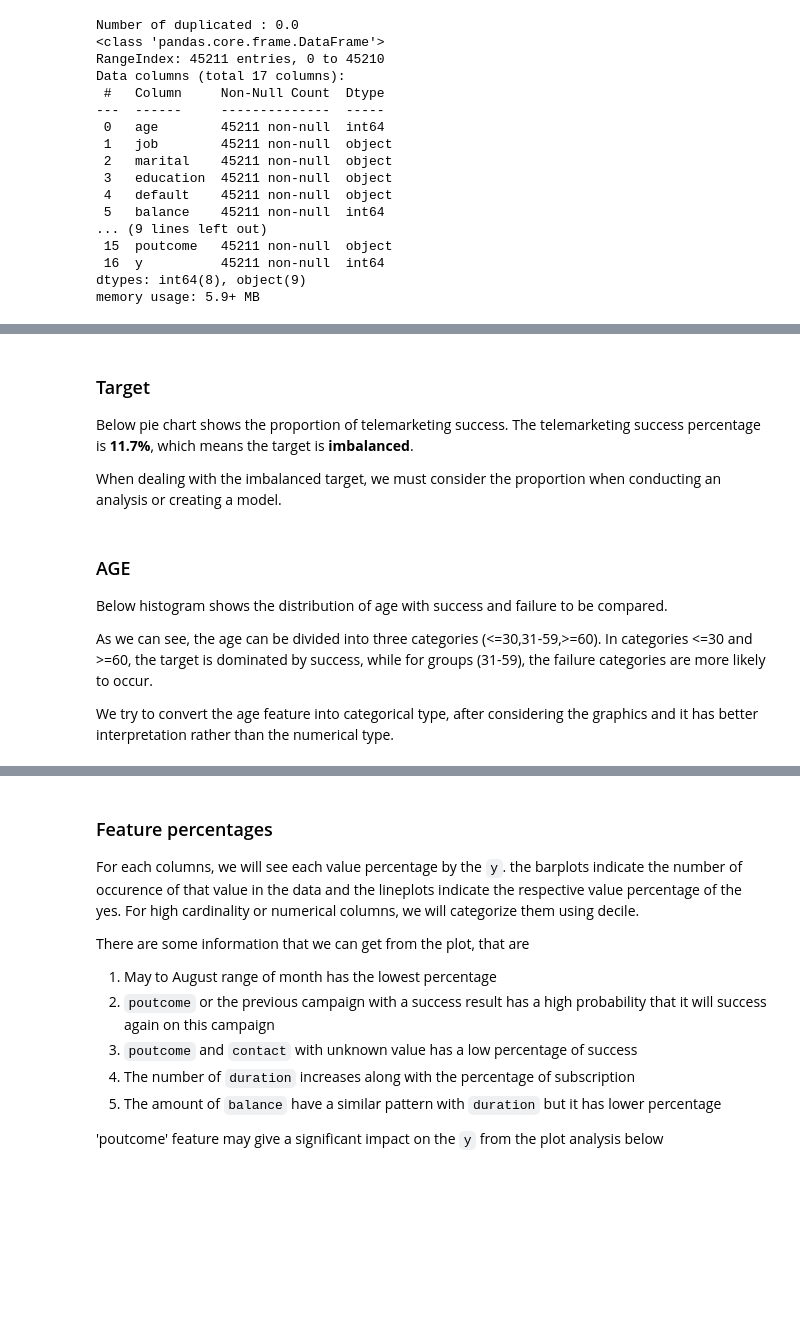
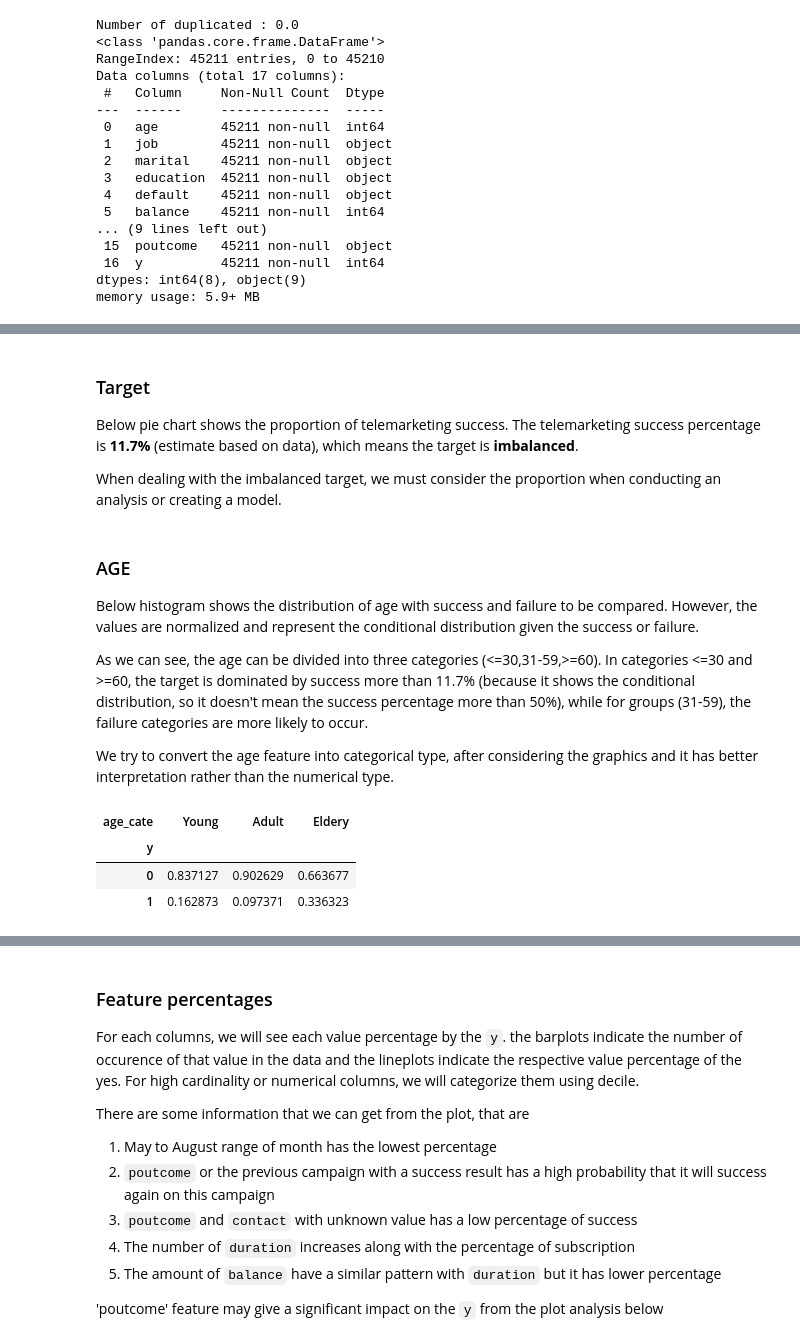
Before and after one commit to suparjotamin/Bangkit-Assignment-5, a Jupyter notebook: Bangkit! Assignment 5-Machine Learning for Bank Telemarketing.ipynb, the cells around one changed output, grey strips where cells are left out. Drawn from its saved outputs; the diff is of its cells as text; code cells hidden in the pictures; blank space fills up the shorter version.

```diff
--- a/Bangkit! Assignment 5-Machine Learning for Bank Telemarketing.ipynb
+++ b/Bangkit! Assignment 5-Machine Learning for Bank Telemarketing.ipynb
@@ -144,6 +139,6 @@ pandas.util.testing is deprecated. Use the functions in the public API at pandas
 # %% [markdown]
 ### Target
-Below pie chart shows the proportion of telemarketing success. The telemarketing success percentage is **11.7%**, which means the target is **imbalanced**.
+Below pie chart shows the proportion of telemarketing success. The telemarketing success percentage is **11.7%** (estimate based on data), which means the target is **imbalanced**.
 
 When dealing with the imbalanced target, we must consider the proportion when conducting an analysis or creating a model.
 # %%
@@ -151,9 +146,9 @@ fig = px.pie(data,names='y', title='Proportion of subsribed a term of deposit',c
 fig.show()
 # %% [markdown]
 ### AGE
-Below histogram shows the distribution of age with success and failure to be compared.
+Below histogram shows the distribution of age with success and failure to be compared. However, the values are normalized and represent the conditional distribution given the success or failure.
 
-As we can see, the age can be divided into three categories (<=30,31-59,>=60). In categories <=30 and >=60, the target is dominated by success, while for groups (31-59), the failure categories are more likely to occur.
+As we can see, the age can be divided into three categories (<=30,31-59,>=60). In categories <=30 and >=60, the target is dominated by success more than 11.7% (because it shows the conditional distribution, so it doesn't mean the success percentage more than 50%), while for groups (31-59), the failure categories are more likely to occur.
 
 We try to convert the age feature into categorical type, after considering the graphics and it has better interpretation rather than the numerical type.
 # %%
@@ -166 +161,10 @@ fig.update_traces(opacity=0.75)
 fig.show()
+# %%
+    #Binning age feature:
+data['age_cate']=pd.cut(data.age,bins=[0,30,59,95],labels=['Young','Adult','Eldery'])
+pd.crosstab(index=data.y,columns=data.age_cate,normalize='columns')
+# %% [output]
+| age_cate | Young | Adult | Eldery |
+| y |  |  |  |
+| 0 | 0.837127 | 0.902629 | 0.663677 |
+| 1 | 0.162873 | 0.097371 | 0.336323 |
```
Also changed, not shown: parts of 25 cells of this notebook.
